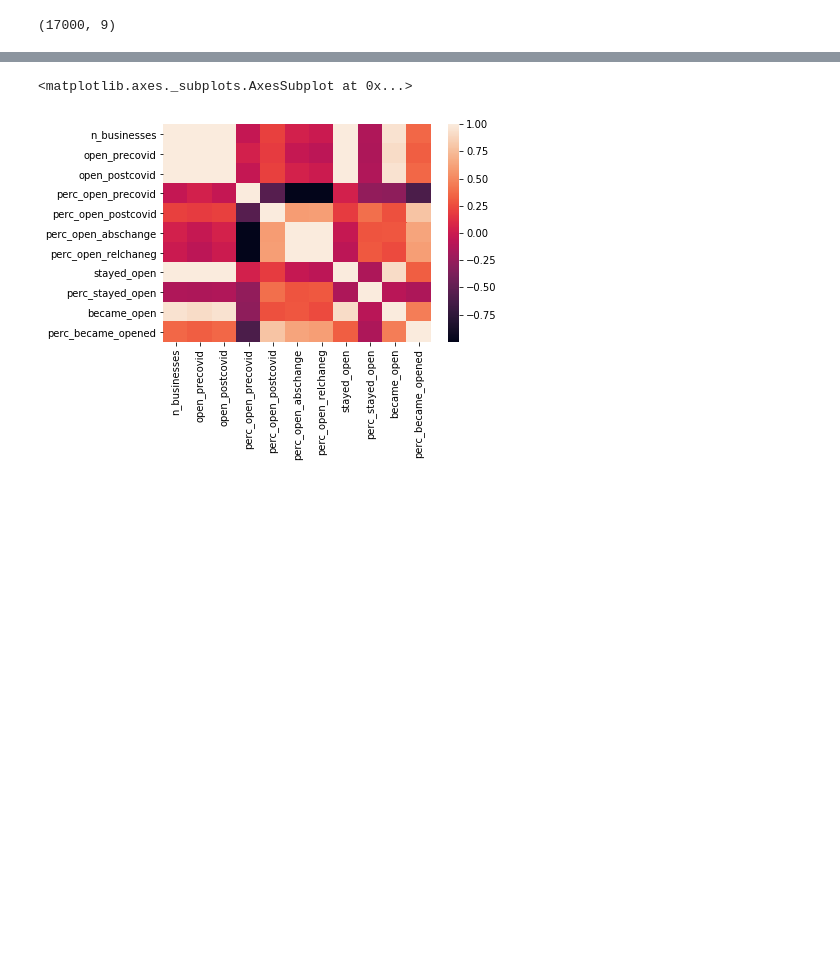
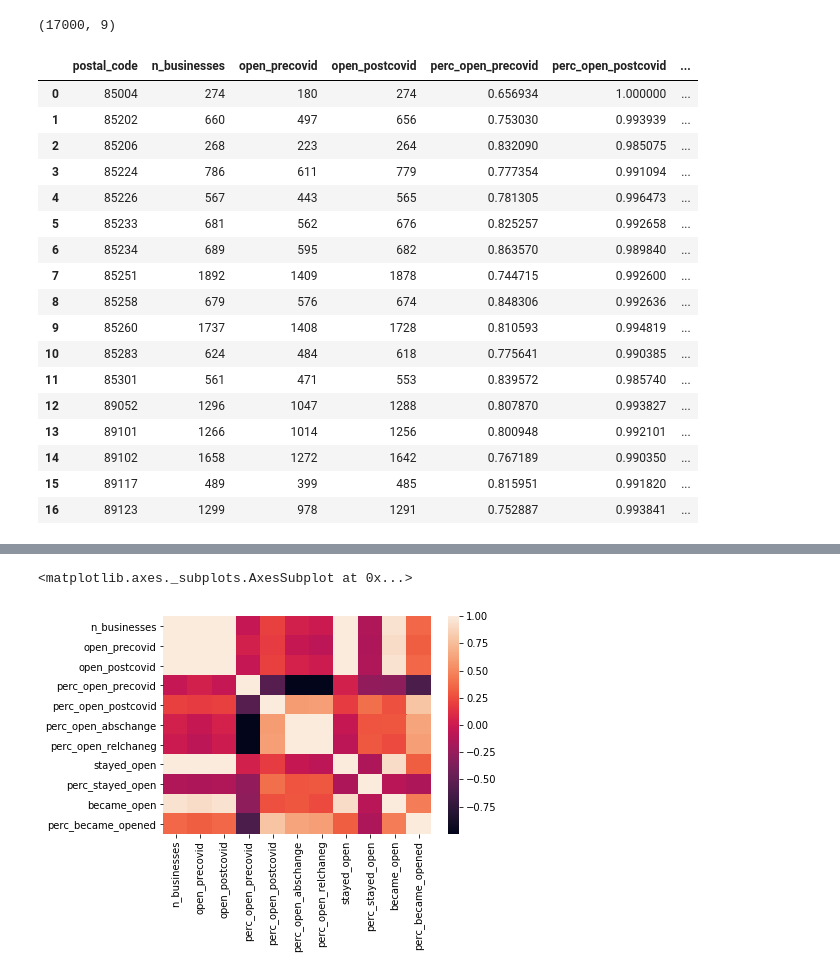
Before and after one commit to ppp-ds4a/ppp_cleaning_eda, a Jupyter notebook: notebooks/webscrape_merge.ipynb, the cells around one changed output, grey strips where cells are left out. Drawn from its saved outputs; the diff is of its cells as text; code cells hidden in the pictures; blank space fills up the shorter version.

Commit message:
add even_odd CSV, and yelp_ppp_fips merge code, and additional code to webscrape_merge

```diff
--- a/notebooks/webscrape_merge.ipynb
+++ b/notebooks/webscrape_merge.ipynb
@@ -25,3 +25,24 @@ df.head()
 df.shape
 # %% [output]
 (17000, 9)
+# %%
+pandas.read_csv("../data/even.csv")
+# %% [output]
+|  | postal_code | n_businesses | open_precovid | open_postcovid | perc_open_precovid | perc_open_postcovid | ... |
+| 0 | 85004 | 274 | 180 | 274 | 0.656934 | 1.000000 | ... |
+| 1 | 85202 | 660 | 497 | 656 | 0.753030 | 0.993939 | ... |
+| 2 | 85206 | 268 | 223 | 264 | 0.832090 | 0.985075 | ... |
+| 3 | 85224 | 786 | 611 | 779 | 0.777354 | 0.991094 | ... |
+| 4 | 85226 | 567 | 443 | 565 | 0.781305 | 0.996473 | ... |
+| 5 | 85233 | 681 | 562 | 676 | 0.825257 | 0.992658 | ... |
+| 6 | 85234 | 689 | 595 | 682 | 0.863570 | 0.989840 | ... |
+| 7 | 85251 | 1892 | 1409 | 1878 | 0.744715 | 0.992600 | ... |
+| 8 | 85258 | 679 | 576 | 674 | 0.848306 | 0.992636 | ... |
+| 9 | 85260 | 1737 | 1408 | 1728 | 0.810593 | 0.994819 | ... |
+| 10 | 85283 | 624 | 484 | 618 | 0.775641 | 0.990385 | ... |
+| 11 | 85301 | 561 | 471 | 553 | 0.839572 | 0.985740 | ... |
+| 12 | 89052 | 1296 | 1047 | 1288 | 0.807870 | 0.993827 | ... |
+| 13 | 89101 | 1266 | 1014 | 1256 | 0.800948 | 0.992101 | ... |
+| 14 | 89102 | 1658 | 1272 | 1642 | 0.767189 | 0.990350 | ... |
+| 15 | 89117 | 489 | 399 | 485 | 0.815951 | 0.991820 | ... |
+| 16 | 89123 | 1299 | 978 | 1291 | 0.752887 | 0.993841 | ... |
```
Also changed, not shown: parts of 10 cells of this notebook, 2 other files.
